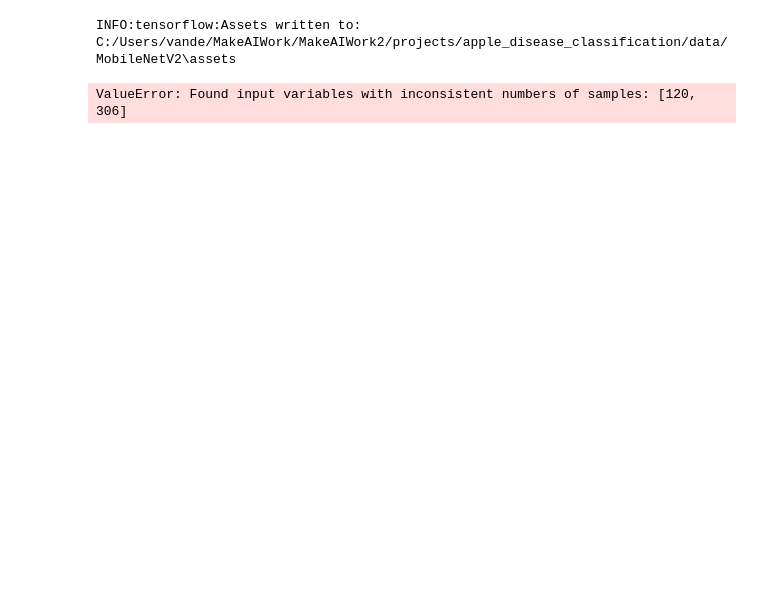
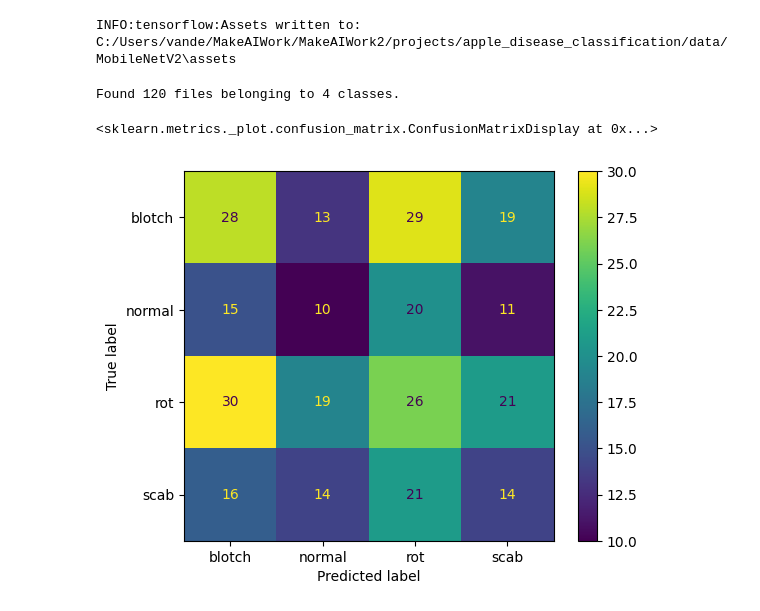
Before and after one commit to Porsche9114s/MakeAIWork2, a Jupyter notebook: projects/apple_disease_classification/data/transfermodel.mobilenet(1).ipynb, the cells around one changed output. Saved outputs shown, nothing was run; the diff lists cells and outputs as text; code cells hidden in the pictures; blank space fills up the shorter version.

```diff
--- a/projects/apple_disease_classification/data/transfermodel.mobilenet(1).ipynb
+++ b/projects/apple_disease_classification/data/transfermodel.mobilenet(1).ipynb
@@ -336,22 +373,29 @@ INFO:tensorflow:Assets written to: C:/Users/vande/MakeAIWork/MakeAIWork2/project
 # %%
 from sklearn.metrics import confusion_matrix
 
 from sklearn.metrics import ConfusionMatrixDisplay
 
+test_dir = 'Test'
+
+test_ds = tf.keras.utils.image_dataset_from_directory(
+    test_dir, seed=123, image_size=(224, 224), shuffle=False, batch_size=32
+)
+
+
 batchPredictions = modelX.predict(train_ds)
 
 predicted_categories = tf.argmax(batchPredictions, axis=1)
 
-true_categories = tf.concat([y for x, y in test_ds], axis=0)
+true_categories = tf.concat([y for x, y in train_ds], axis=0)
 
-confusion_matrix = confusion_matrix(true_categories, predicted_categories)
+cm = confusion_matrix(true_categories, predicted_categories)
 
-cm_display = ConfusionMatrixDisplay(confusion_matrix = confusion_matrix,display_labels = ['Blotch_Apple', 'Normal_Apple', 'Rot_Apple', 'Scab_Apple'])
+cmd = ConfusionMatrixDisplay(cm, display_labels=['blotch','normal','rot','scab'])
 
-cm_display.plot()
-
-plt.show()
+cmd.plot()
 # %% [output]
-ValueError: Found input variables with inconsistent numbers of samples: [120, 306]
+Found 120 files belonging to 4 classes.
+<sklearn.metrics._plot.confusion_matrix.ConfusionMatrixDisplay at 0x...>
+[figure, added]
 # %%
 modelX.evaluate(test_ds)
```
Also changed, not shown: parts of 8 cells of this notebook, 7 other files.
